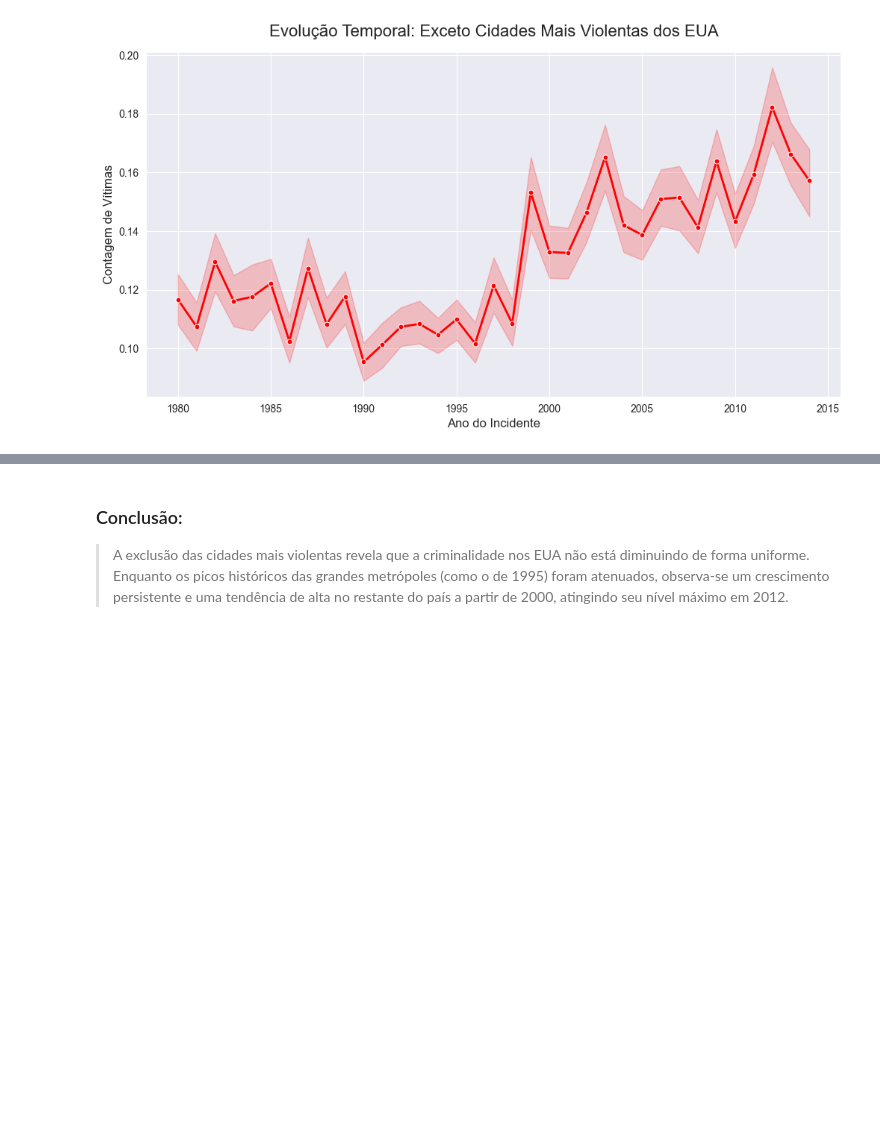
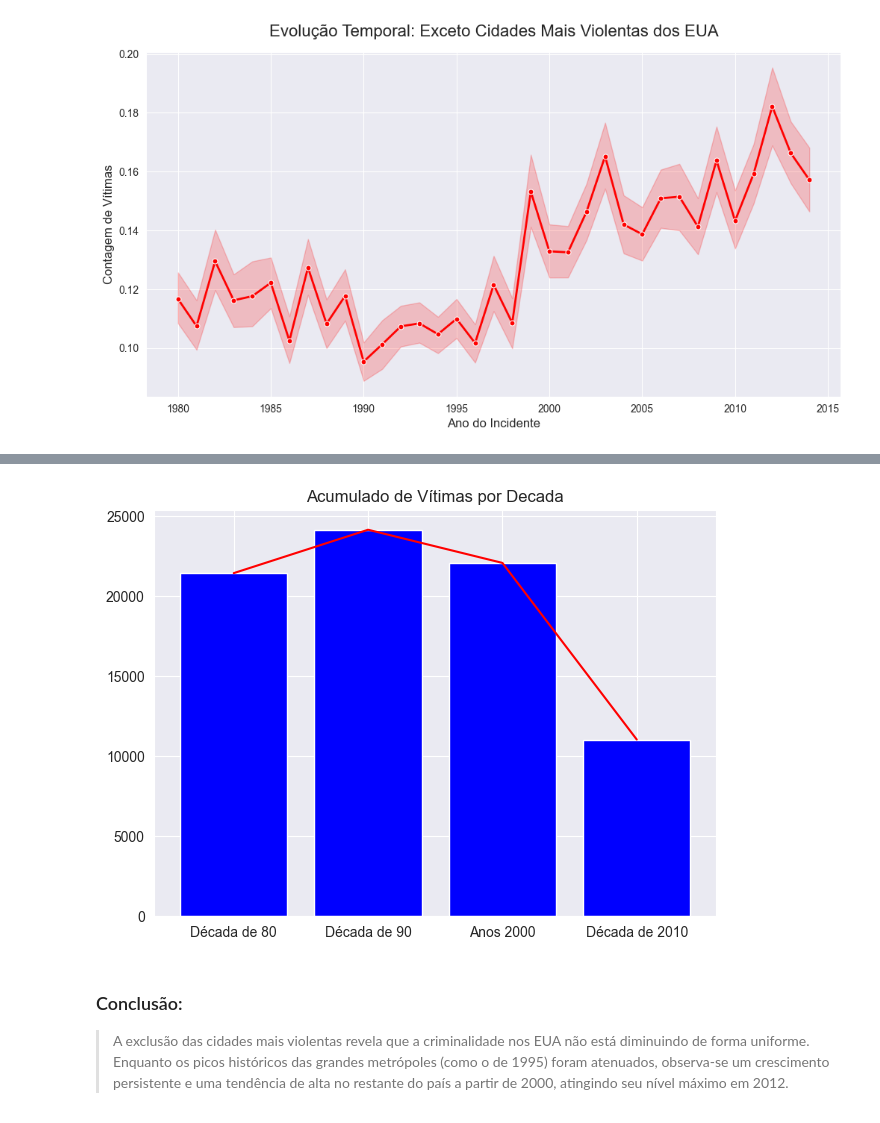
Before and after one commit to Samuelsilvestre/CrimeUSA, a Jupyter notebook: DataAnalytics.ipynb, the cells around one changed output, grey strips where cells are left out. Drawn from its saved outputs; the diff is of its cells as text; code cells hidden in the pictures; blank space fills up the shorter version.

```diff
--- a/DataAnalytics.ipynb
+++ b/DataAnalytics.ipynb
@@ -689,3 +745,13 @@ plt.show()
+# %%
+plt.Figure(figsize=(18,12))
+plt.plot(size_sum.index, size_sum.values, color='red')
+plt.bar(size_sum.index, size_sum.values, color='blue')
+plt.title('Acumulado de Vítimas por Decada')
+plt.tight_layout()
+plt.savefig('./image/acumulado_decada.png')
+plt.show()
+# %% [output]
+[figure, added]
 # %% [markdown]
 ### Conclusão: ###
 > A exclusão das cidades mais violentas revela que a criminalidade nos EUA não está diminuindo de forma uniforme. Enquanto os picos históricos das grandes metrópoles (como o de 1995) foram atenuados, observa-se um crescimento persistente e uma tendência de alta no restante do país a partir de 2000, atingindo seu nível máximo em 2012.
```
Also changed, not shown: parts of 12 cells of this notebook, 6 other files.
